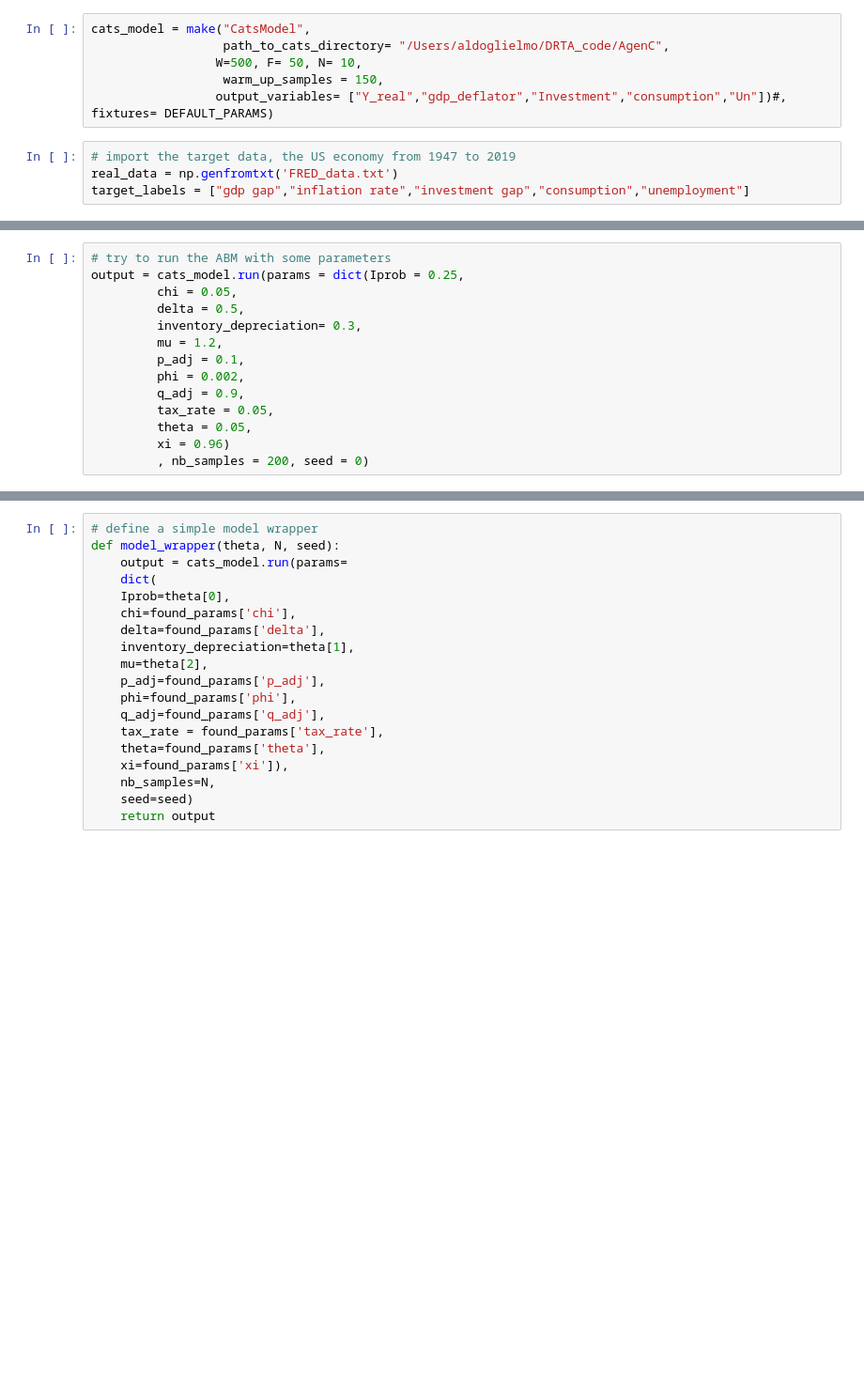
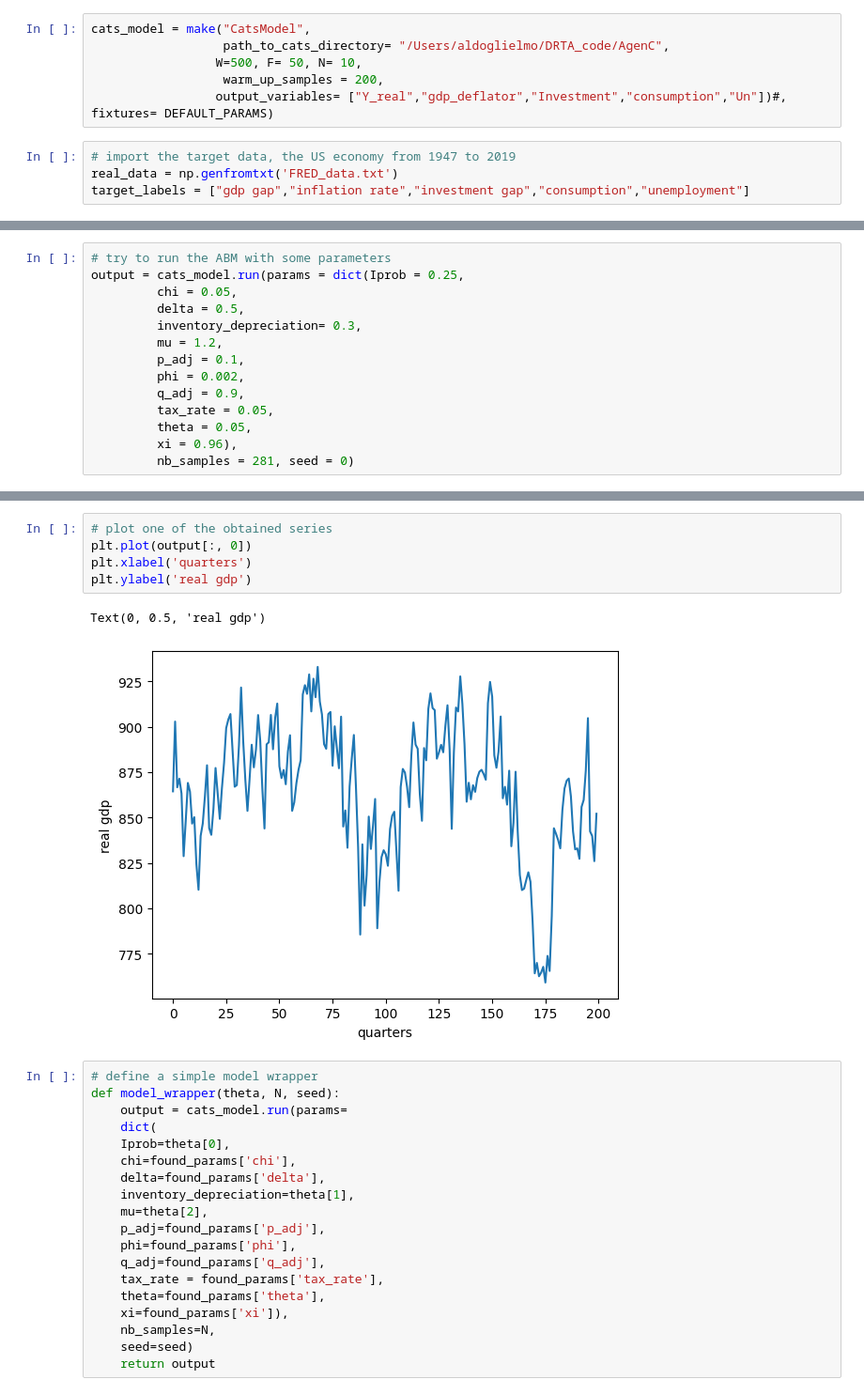
Before and after one commit to bancaditalia/black-it, a Jupyter notebook: examples/calibrating_the_CATS_model.ipynb, the cells around one changed output, grey strips where cells are left out. Shown: that part at 94% size. Saved outputs shown, nothing was run; the diff lists cells and outputs as text; blank space fills up the shorter version.

```diff
--- a/examples/calibrating_the_CATS_model.ipynb
+++ b/examples/calibrating_the_CATS_model.ipynb
@@ -20,7 +20,7 @@ import matplotlib.pyplot as plt
 cats_model = make("CatsModel",
                   path_to_cats_directory= "/Users/aldoglielmo/DRTA_code/AgenC",
                  W=500, F= 50, N= 10,
-                  warm_up_samples = 150,
+                  warm_up_samples = 200,
                  output_variables= ["Y_real","gdp_deflator","Investment","consumption","Un"])#, fixtures= DEFAULT_PARAMS)
 # %%
 # import the target data, the US economy from 1947 to 2019
@@ -69,6 +70,6 @@ output = cats_model.run(params = dict(Iprob = 0.25,
          q_adj = 0.9,
          tax_rate = 0.05,
          theta = 0.05,
-         xi = 0.96)
-         , nb_samples = 200, seed = 0)
+         xi = 0.96),
+         nb_samples = 281, seed = 0)
 # %% [output]
@@ -81,6 +82,14 @@ output = cats_model.run(params = dict(Iprob = 0.25,
 T: 100
 T: 200
 T: 300
+# %%
+# plot one of the obtained series
+plt.plot(output[:, 0])
+plt.xlabel('quarters')
+plt.ylabel('real gdp')
+# %% [output]
+Text(0, 0.5, 'real gdp')
+[figure, added]
 # %%
 # define a simple model wrapper
 def model_wrapper(theta, N, seed):
```
Also changed, not shown: parts of 18 cells of this notebook.
